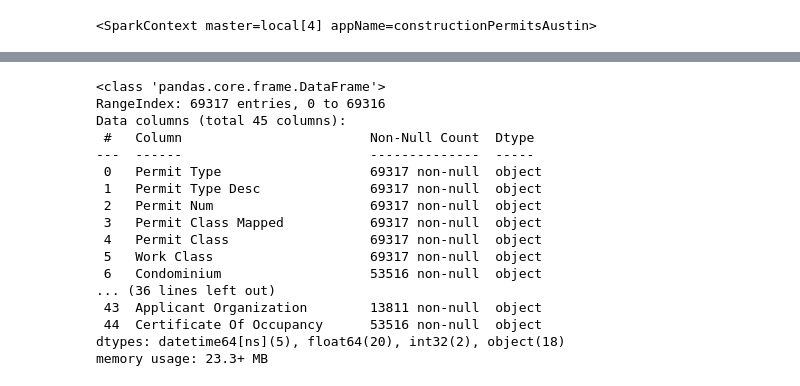
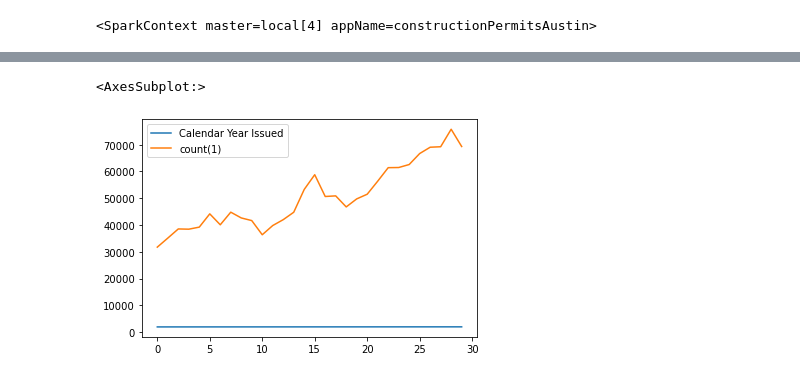
Before and after one commit to rezaganj/Capstone1-Construction-Permits-Austin-TX, a Jupyter notebook: notebooks/main.ipynb, the cells around one changed output, grey strips where cells are left out. Saved outputs shown, nothing was run; the diff lists cells and outputs as text; code cells hidden in the pictures.

```diff
--- a/notebooks/main.ipynb
+++ b/notebooks/main.ipynb
@@ -144,20 +98,12 @@ permits_2020_pd_cleaned['Completed Date'] = pd.to_datetime(permits_2020_pd_clean
-# %%
-permits_2020_pd_cleaned.info()
-# %% [output]
-<class 'pandas.core.frame.DataFrame'>
-RangeIndex: 69317 entries, 0 to 69316
-Data columns (total 45 columns):
- #   Column                        Non-Null Count  Dtype
----  ------                        --------------  -----
- 0   Permit Type                   69317 non-null  object
- 1   Permit Type Desc              69317 non-null  object
- 2   Permit Num                    69317 non-null  object
- 3   Permit Class Mapped           69317 non-null  object
- 4   Permit Class                  69317 non-null  object
- 5   Work Class                    69317 non-null  object
- 6   Condominium                   53516 non-null  object
-... (36 lines left out)
- 43  Applicant Organization        13811 non-null  object
- 44  Certificate Of Occupancy      53516 non-null  object
-dtypes: datetime64[ns](5), float64(20), int32(2), object(18)
-memory usage: 23.3+ MB
+# %%
+permit_year = spark.sql('''SELECT `Calendar Year Issued`, COUNT(*)
+                        from permits
+                        WHERE `Calendar Year Issued` > 1990 AND `Calendar Year Issued` < 2021
+                        GROUP BY `Calendar Year Issued`
+                        ORDER BY 1''')
+# %%
+permit_year_df = permit_year.toPandas()
+permit_year_df.plot()
+# %% [output]
+<AxesSubplot:>
+[figure, added]
```
Also changed, not shown: parts of 24 cells of this notebook.
